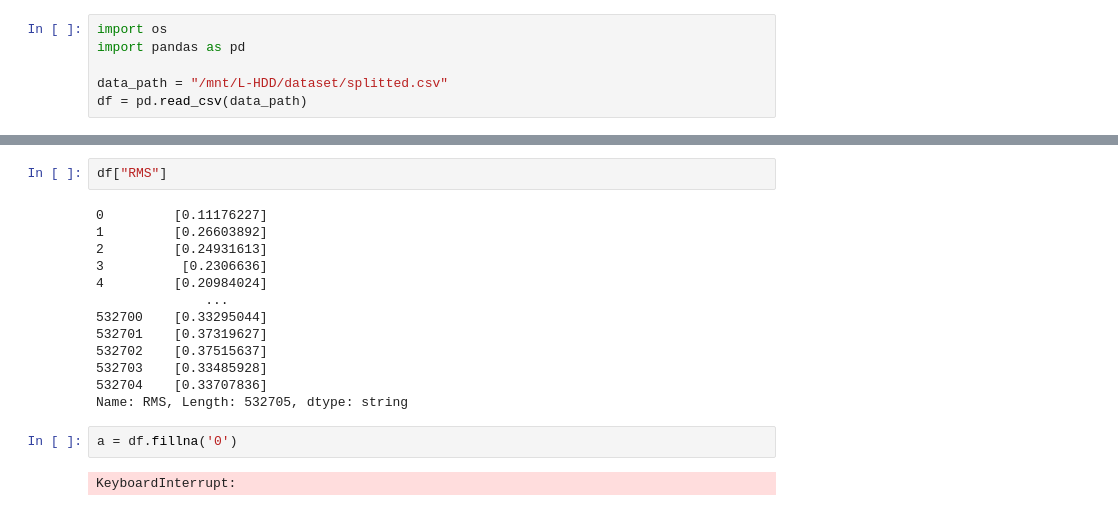
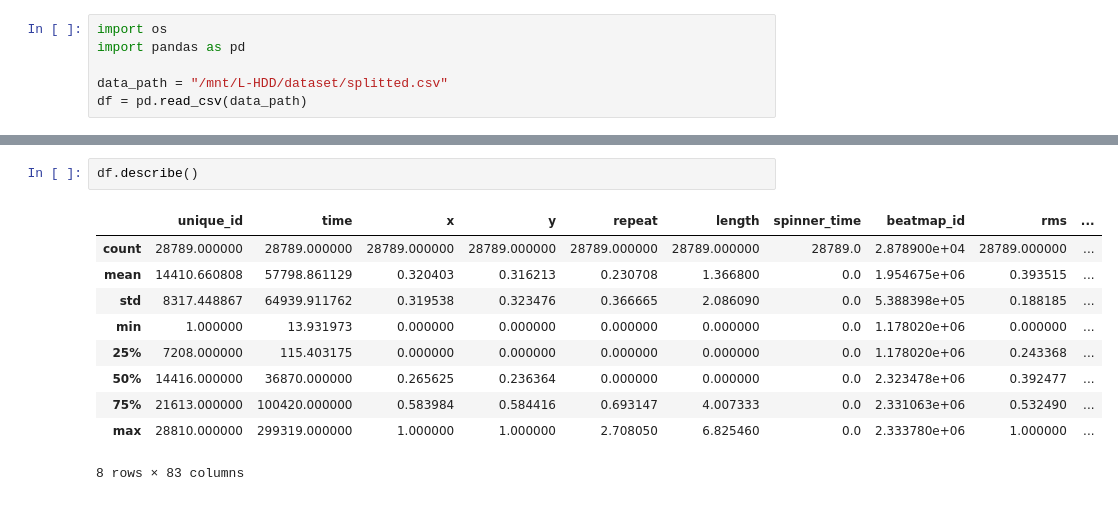
Before and after one commit to saliherdemk/osu-dataset-generator, a Jupyter notebook: notebooks/normalize.ipynb, the cells around one changed output, grey strips where cells are left out. Saved outputs shown, nothing was run; the diff lists cells and outputs as text.

```diff
--- a/notebooks/normalize.ipynb
+++ b/notebooks/normalize.ipynb
@@ -68,19 +108,13 @@ df.to_csv("/mnt/L-HDD/dataset/hit_objects_formatted_new.csv", index=False)
 # %%
-df["RMS"]
+df.describe()
 # %% [output]
+|  | unique_id | time | x | y | repeat | length | spinner_time | beatmap_id | rms | ... |
+| count | 28789.000000 | 28789.000000 | 28789.000000 | 28789.000000 | 28789.000000 | 28789.000000 | 28789.0 | 2.878900e+04 | 28789.000000 | ... |
+| mean | 14410.660808 | 57798.861129 | 0.320403 | 0.316213 | 0.230708 | 1.366800 | 0.0 | 1.954675e+06 | 0.393515 | ... |
+| std | 8317.448867 | 64939.911762 | 0.319538 | 0.323476 | 0.366665 | 2.086090 | 0.0 | 5.388398e+05 | 0.188185 | ... |
+| min | 1.000000 | 13.931973 | 0.000000 | 0.000000 | 0.000000 | 0.000000 | 0.0 | 1.178020e+06 | 0.000000 | ... |
+| 25% | 7208.000000 | 115.403175 | 0.000000 | 0.000000 | 0.000000 | 0.000000 | 0.0 | 1.178020e+06 | 0.243368 | ... |
+| 50% | 14416.000000 | 36870.000000 | 0.265625 | 0.236364 | 0.000000 | 0.000000 | 0.0 | 2.323478e+06 | 0.392477 | ... |
+| 75% | 21613.000000 | 100420.000000 | 0.583984 | 0.584416 | 0.693147 | 4.007333 | 0.0 | 2.331063e+06 | 0.532490 | ... |
+| max | 28810.000000 | 299319.000000 | 1.000000 | 1.000000 | 2.708050 | 6.825460 | 0.0 | 2.333780e+06 | 1.000000 | ... |
-0         [0.11176227]
-1         [0.26603892]
-2         [0.24931613]
-3          [0.2306636]
-4         [0.20984024]
-              ...
-532700    [0.33295044]
-532701    [0.37319627]
-532702    [0.37515637]
-532703    [0.33485928]
-532704    [0.33707836]
-Name: RMS, Length: 532705, dtype: string
+8 rows × 83 columns
-# %%
-a = df.fillna('0')
-# %% [output]
-KeyboardInterrupt:
```
Also changed, not shown: parts of 28 cells of this notebook, 1 other file.
